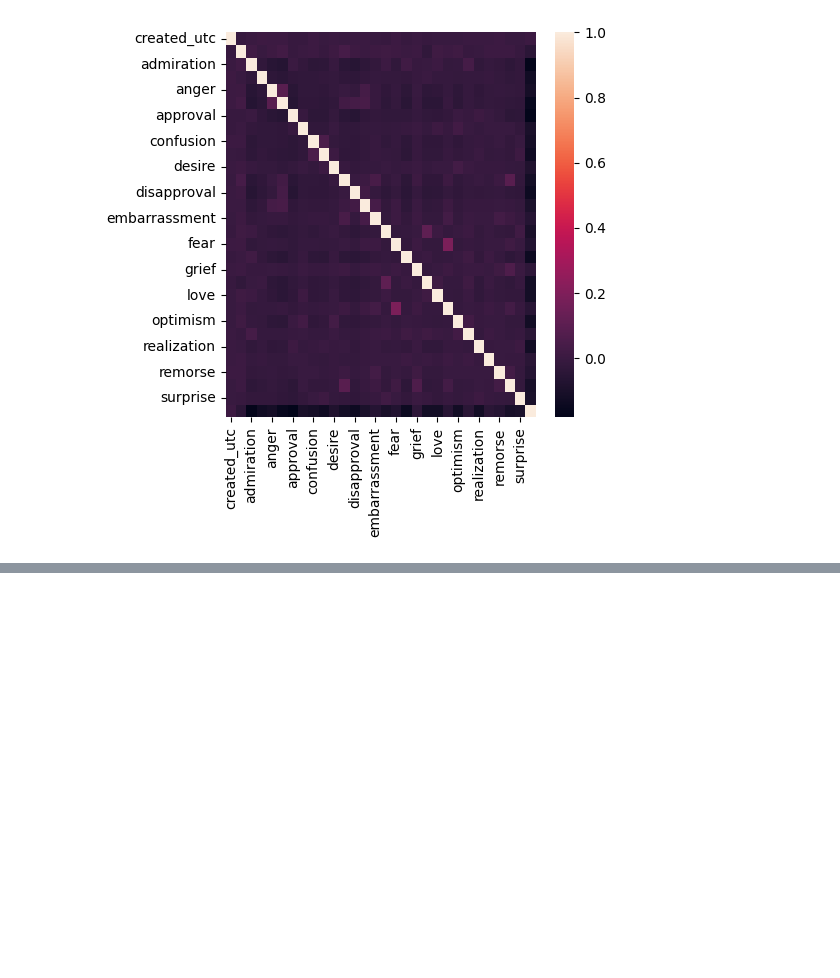
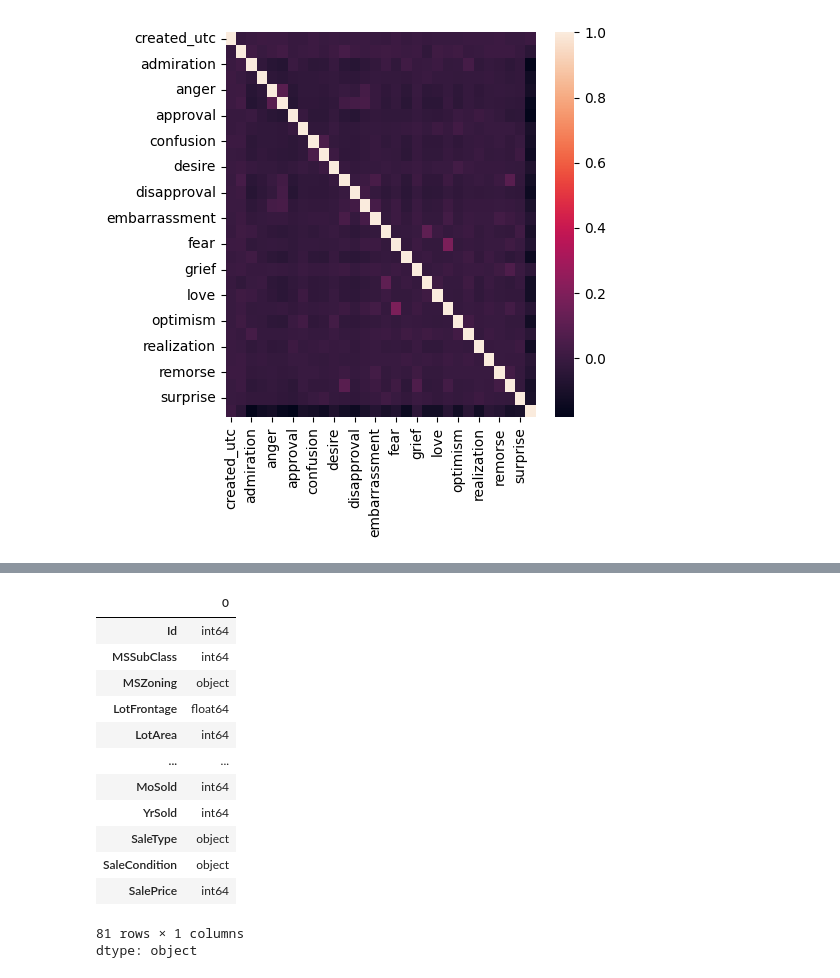
Before and after one commit to AMJAMAITHILI/ML_LAB-141, a Jupyter notebook: ML_LAB2.ipynb, the cells around one changed output, grey strips where cells are left out. Saved outputs shown, nothing was run; the diff lists cells and outputs as text; code cells hidden in the pictures; blank space fills up the shorter version.

```diff
--- a/ML_LAB2.ipynb
+++ b/ML_LAB2.ipynb
@@ -171,0 +177,9 @@ Number of correlated features: 0
+# %%
+url1 = '/content/drive/MyDrive/datasets/Santander Customer Satisfaction_train.csv'
+url2 = '/content/drive/MyDrive/datasets/house_price_train.csv'
+url3 = '/content/drive/MyDrive/datasets/titanic_train.csv'
+
+# Read CSVs
+df1 = pd.read_csv(url2)
+df2 = pd.read_csv(url3)
+df3 = pd.read_csv(url1)
@@ -171,0 +327,19 @@ Number of correlated features: 0
+# %%
+df1.head()
+df1.columns
+df1.dtypes
+# %% [output]
+|  | 0 |
+| Id | int64 |
+| MSSubClass | int64 |
+| MSZoning | object |
+| LotFrontage | float64 |
+| LotArea | int64 |
+| ... | ... |
+| MoSold | int64 |
+| YrSold | int64 |
+| SaleType | object |
+| SaleCondition | object |
+| SalePrice | int64 |
+81 rows × 1 columns
+dtype: object
```
Also changed, not shown: parts of 12 cells of this notebook.
